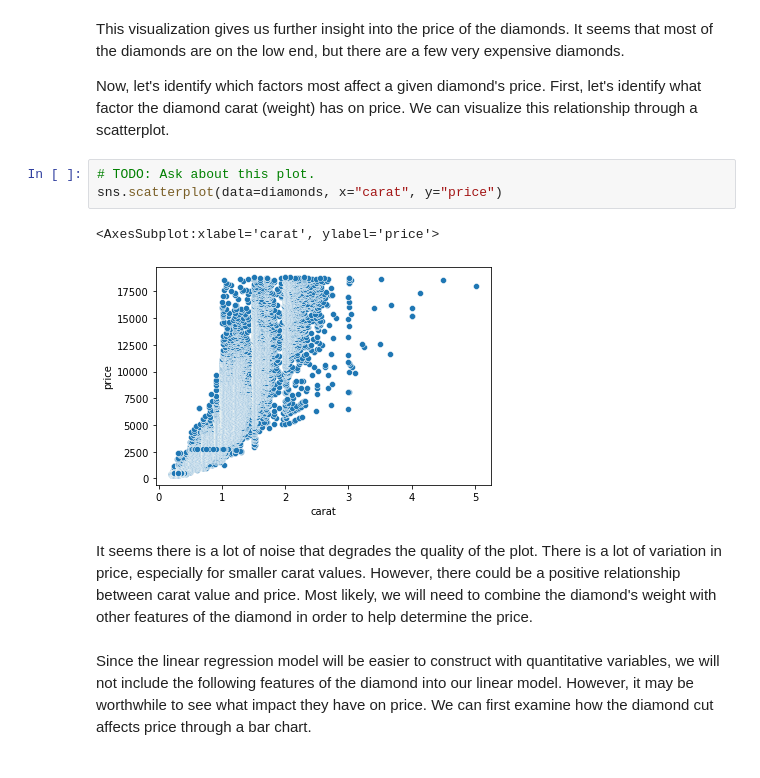
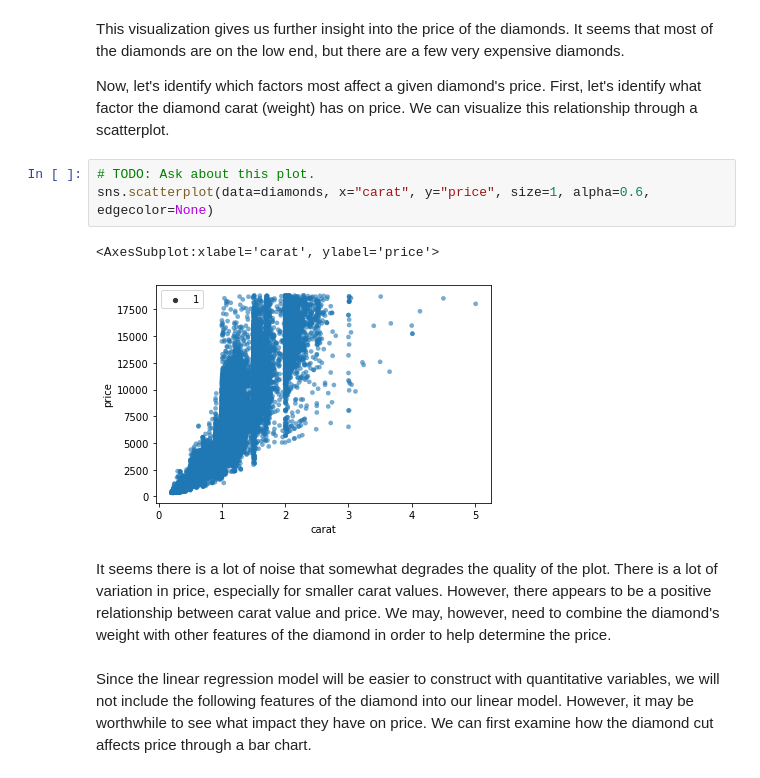
Before and after one commit to ahaldankar-vt/ahaldankar-vt.github.io, a Jupyter notebook: SampleBlog/posts/regression/index.ipynb, the cells around one changed output. Saved outputs shown, nothing was run; the diff lists cells and outputs as text.

```diff
--- a/SampleBlog/posts/regression/index.ipynb
+++ b/SampleBlog/posts/regression/index.ipynb
@@ -107,12 +107,12 @@ This visualization gives us further insight into the price of the diamonds. It s
 Now, let's identify which factors most affect a given diamond's price. First, let's identify what factor the diamond carat (weight) has on price. We can visualize this relationship through a scatterplot.
 # %%
 # TODO: Ask about this plot.
-sns.scatterplot(data=diamonds, x="carat", y="price")
+sns.scatterplot(data=diamonds, x="carat", y="price", size=1, alpha=0.6, edgecolor=None)
 # %% [output]
 <AxesSubplot:xlabel='carat', ylabel='price'>
-[figure, old version]
+[figure, new version]
 # %% [markdown]
-It seems there is a lot of noise that degrades the quality of the plot. There is a lot of variation in price, especially for smaller carat values. However, there could be a positive relationship between carat value and price. Most likely, we will need to combine the diamond's weight with other features of the diamond in order to help determine the price.
+It seems there is a lot of noise that somewhat degrades the quality of the plot. There is a lot of variation in price, especially for smaller carat values. However, there appears to be a positive relationship between carat value and price. We may, however, need to combine the diamond's weight with other features of the diamond in order to help determine the price.
 # %% [markdown]
 Since the linear regression model will be easier to construct with quantitative variables, we will not include the following features of the diamond into our linear model. However, it may be worthwhile to see what impact they have on price. We can first examine how the diamond cut affects price through a bar chart.
 # %%
```
Also changed, not shown: parts of 14 cells of this notebook.
